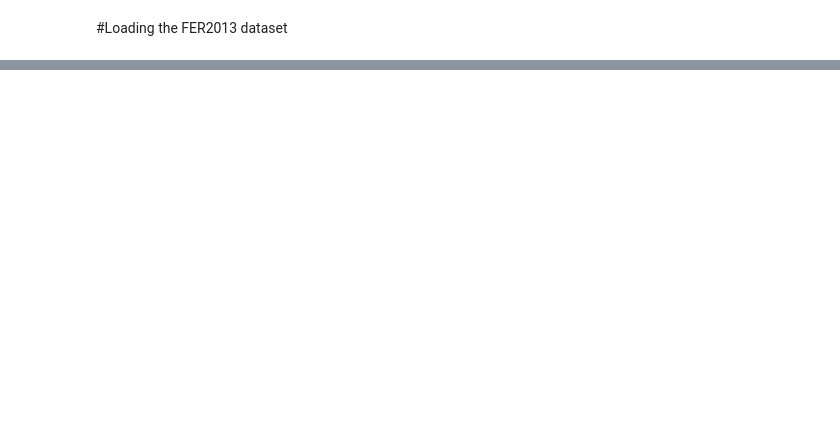
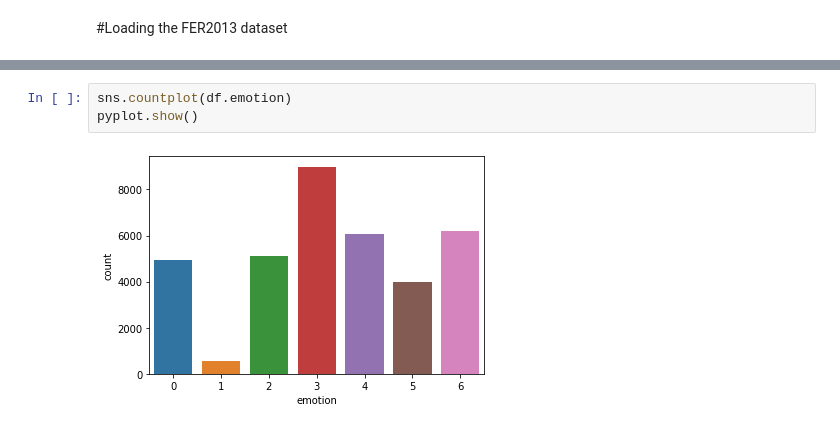
Before and after one commit to mansi-98/Real_time_emotion_detection, a Jupyter notebook: Emotion_Anaysis.ipynb, the cells around one changed output, grey strips where cells are left out. Cells and saved outputs as stored; diff of their text form; blank space fills up the shorter version.

```diff
--- a/Emotion_Anaysis.ipynb
+++ b/Emotion_Anaysis.ipynb
@@ -259,0 +90,5 @@ print("Best Score: ", random_search_results.best_score_, "and Best Params: ", ra
+# %%
+sns.countplot(df.emotion)
+pyplot.show()
+# %% [output]
+[figure, added]
```
Also changed, not shown: parts of 43 cells of this notebook.
